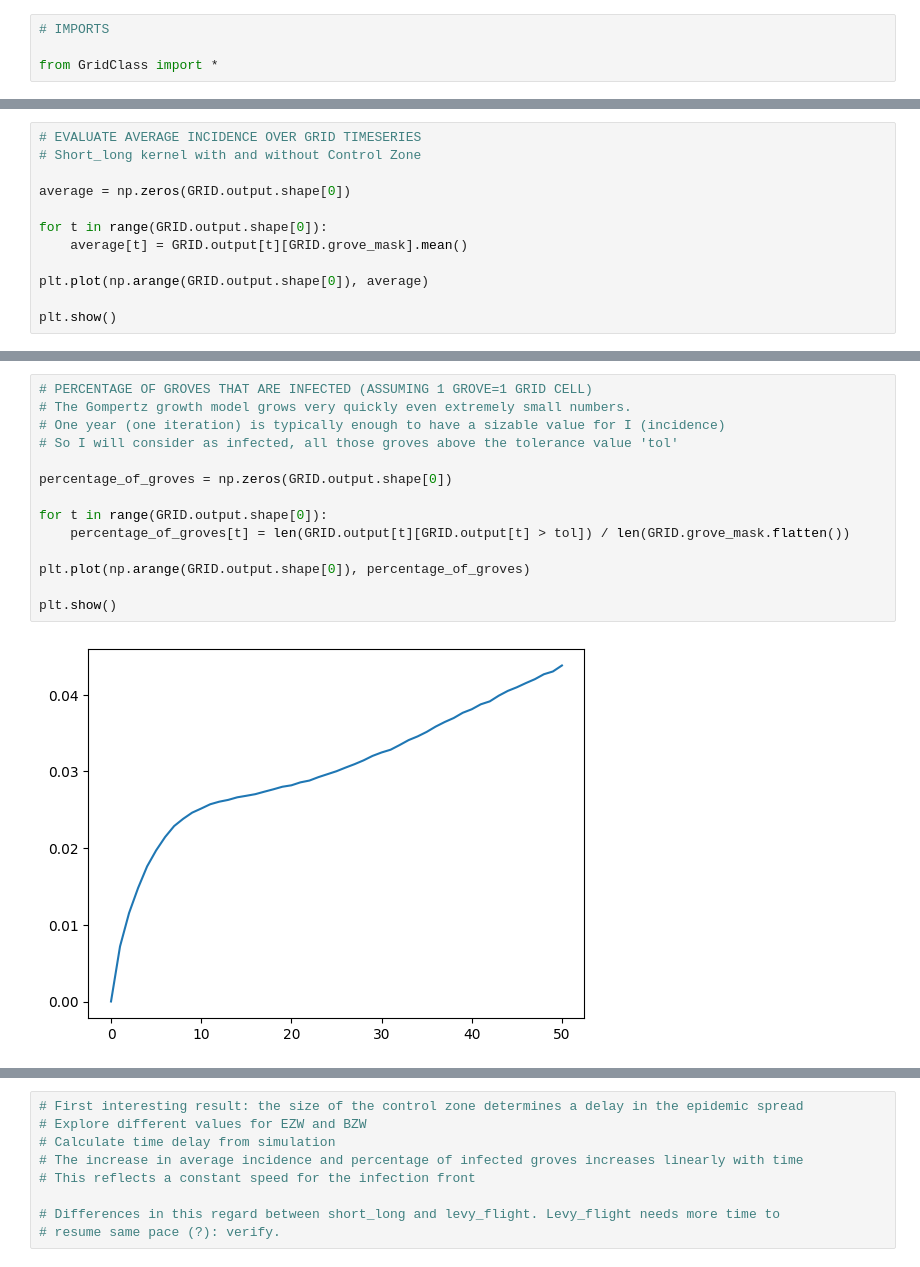
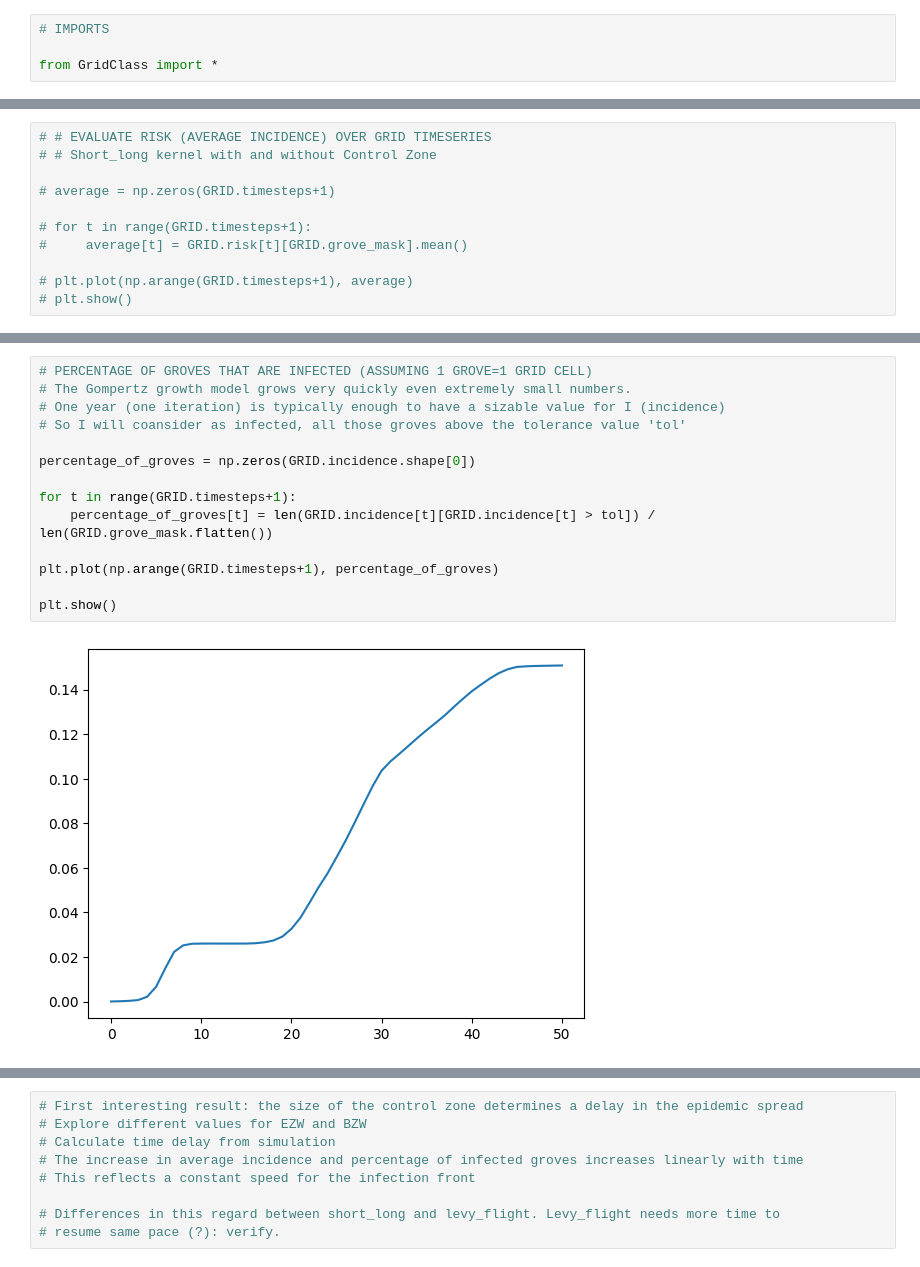
Before and after one commit to LeonMengoni/Xylella-Fastidiosa, a Jupyter notebook: Xylella_simulation.ipynb, the cells around one changed output, grey strips where cells are left out. Saved outputs shown, nothing was run; the diff lists cells and outputs as text.

```diff
--- a/Xylella_simulation.ipynb
+++ b/Xylella_simulation.ipynb
@@ -123,14 +97,13 @@ GRID.plot_final_incidence(figsize=(6,6))
 
 # plt.show()
 # %%
-# EVALUATE AVERAGE INCIDENCE OVER GRID TIMESERIES
-# Short_long kernel with and without Control Zone
+# # EVALUATE RISK (AVERAGE INCIDENCE) OVER GRID TIMESERIES
+# # Short_long kernel with and without Control Zone
 
-average = np.zeros(GRID.output.shape[0])
+# average = np.zeros(GRID.timesteps+1)
 
-for t in range(GRID.output.shape[0]):
-    average[t] = GRID.output[t][GRID.grove_mask].mean()
+# for t in range(GRID.timesteps+1):
+#     average[t] = GRID.risk[t][GRID.grove_mask].mean()
 
-plt.plot(np.arange(GRID.output.shape[0]), average)
-
-plt.show()
+# plt.plot(np.arange(GRID.timesteps+1), average)
+# plt.show()
@@ -139,16 +110,16 @@ plt.show()
 # %%
 # PERCENTAGE OF GROVES THAT ARE INFECTED (ASSUMING 1 GROVE=1 GRID CELL)
 # The Gompertz growth model grows very quickly even extremely small numbers.
 # One year (one iteration) is typically enough to have a sizable value for I (incidence)
-# So I will consider as infected, all those groves above the tolerance value 'tol'
+# So I will coansider as infected, all those groves above the tolerance value 'tol'
 
-percentage_of_groves = np.zeros(GRID.output.shape[0])
+percentage_of_groves = np.zeros(GRID.incidence.shape[0])
 
-for t in range(GRID.output.shape[0]):
-    percentage_of_groves[t] = len(GRID.output[t][GRID.output[t] > tol]) / len(GRID.grove_mask.flatten())
+for t in range(GRID.timesteps+1):
+    percentage_of_groves[t] = len(GRID.incidence[t][GRID.incidence[t] > tol]) / len(GRID.grove_mask.flatten())
 
-plt.plot(np.arange(GRID.output.shape[0]), percentage_of_groves)
+plt.plot(np.arange(GRID.timesteps+1), percentage_of_groves)
 
 plt.show()
 # %% [output]
-[figure, old version]
+[figure, new version]
```
Also changed, not shown: parts of 12 cells of this notebook, 1 other file.
